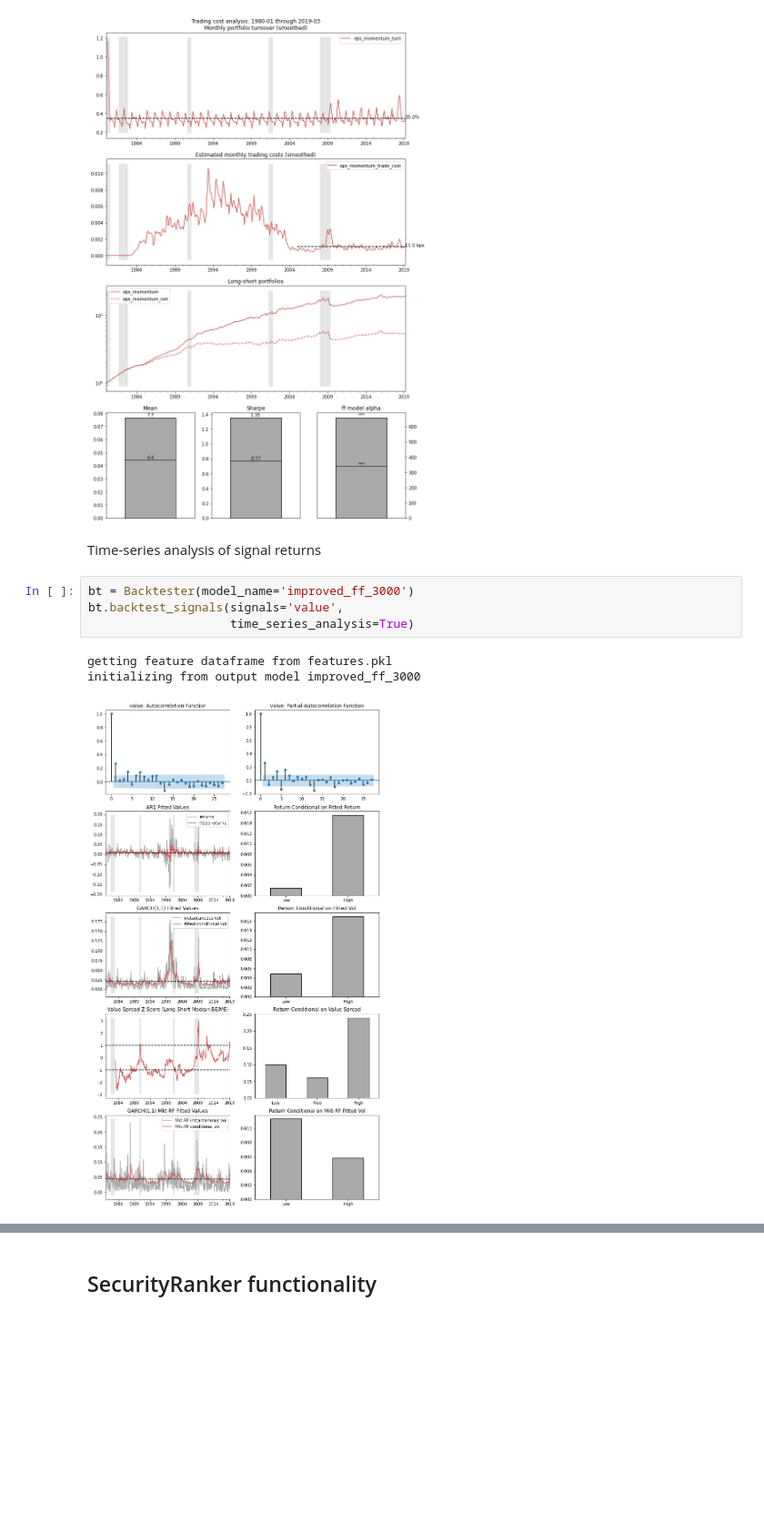
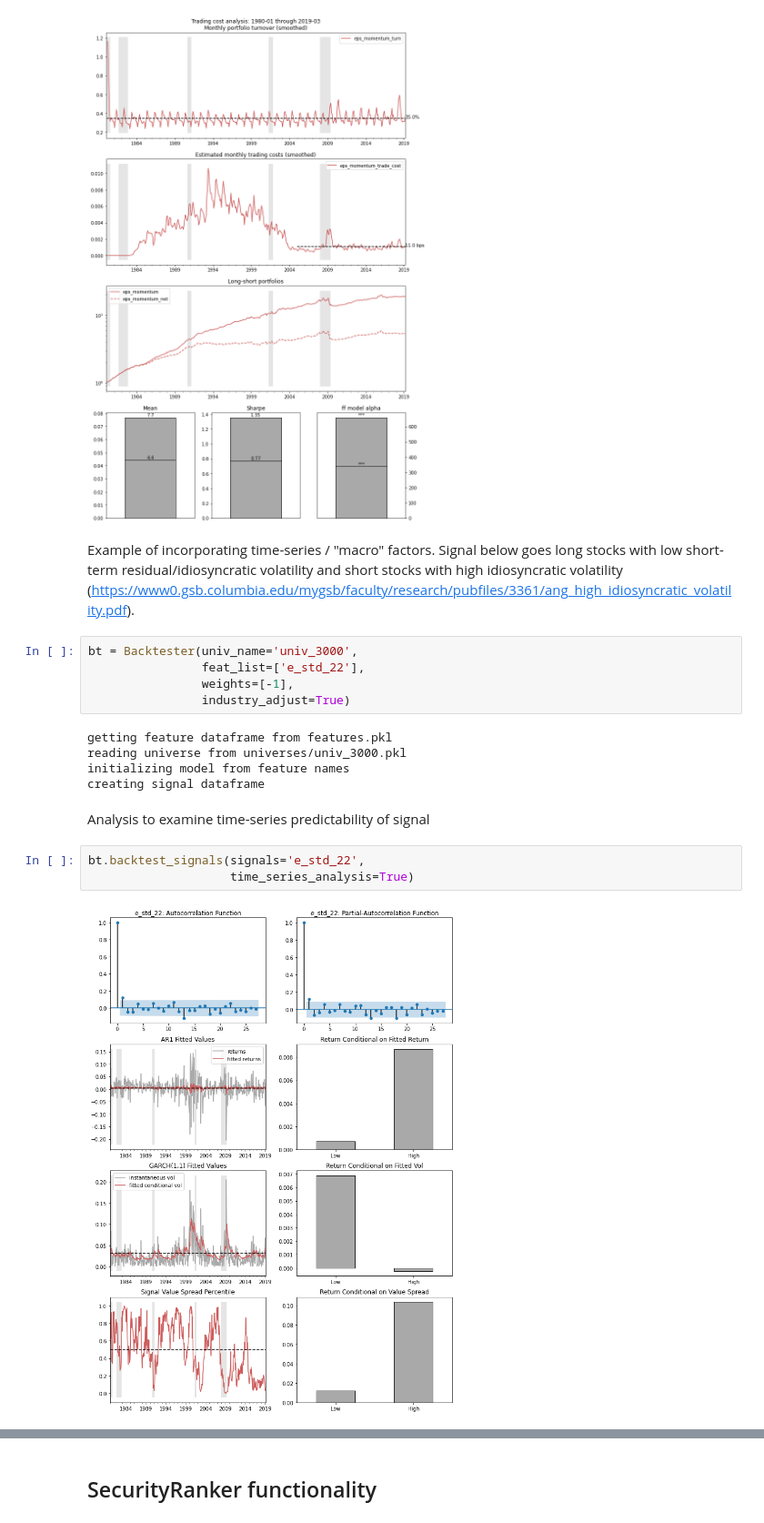
Before and after one commit to johnk1282/equity_research_demo, a Jupyter notebook: demo.ipynb, the cells around one changed output, grey strips where cells are left out. Shown at 91% size. Saved outputs shown, nothing was run; the diff lists cells and outputs as text; blank space fills up the shorter version.

Commit message:
add macro demo

```diff
--- a/demo.ipynb
+++ b/demo.ipynb
@@ -257,13 +227,22 @@ bt.backtest_signals(signals='eps_momentum',
 # %% [output]
 [figure]
 [figure]
-# %% [markdown]
-Time-series analysis of signal returns
+# %% [markdown]
+Example of incorporating time-series / "macro" factors. Signal below goes long stocks with low short-term residual/idiosyncratic volatility and short stocks with high idiosyncratic volatility (https://www0.gsb.columbia.edu/mygsb/faculty/research/pubfiles/3361/ang_high_idiosyncratic_volatility.pdf).
+# %%
+bt = Backtester(univ_name='univ_3000',
+                feat_list=['e_std_22'],
+                weights=[-1],
+                industry_adjust=True)
+# %% [output]
+getting feature dataframe from features.pkl
+reading universe from universes/univ_3000.pkl
+initializing model from feature names
+creating signal dataframe
+# %% [markdown]
+Analysis to examine time-series predictability of signal
 # %%
-bt = Backtester(model_name='improved_ff_3000')
-bt.backtest_signals(signals='value',
+bt.backtest_signals(signals='e_std_22',
                     time_series_analysis=True)
 # %% [output]
-getting feature dataframe from features.pkl
-initializing from output model improved_ff_3000
-[figure, old version]
+[figure, new version]
```
Also changed, not shown: parts of 20 cells of this notebook, 4 other files.
